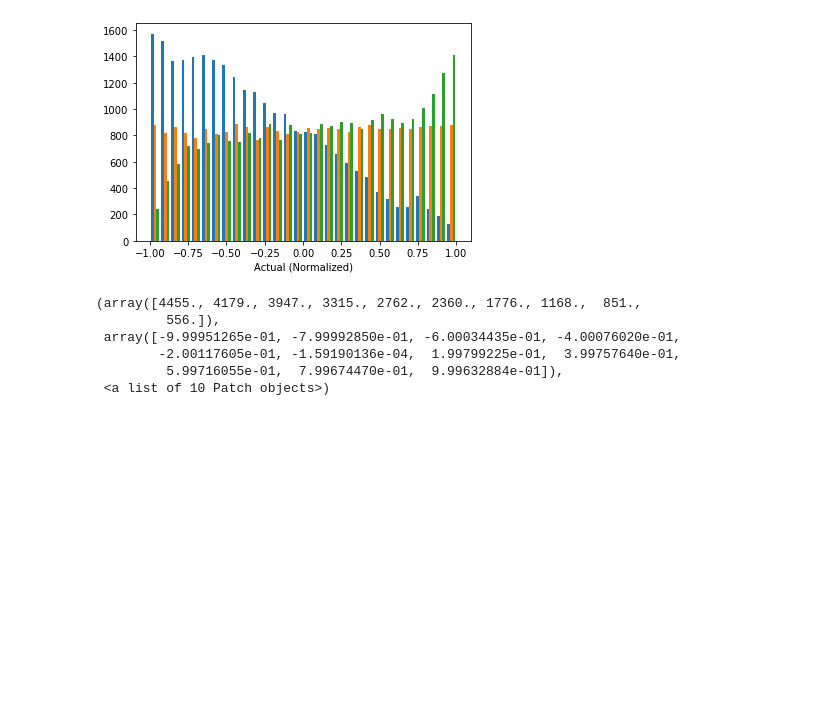
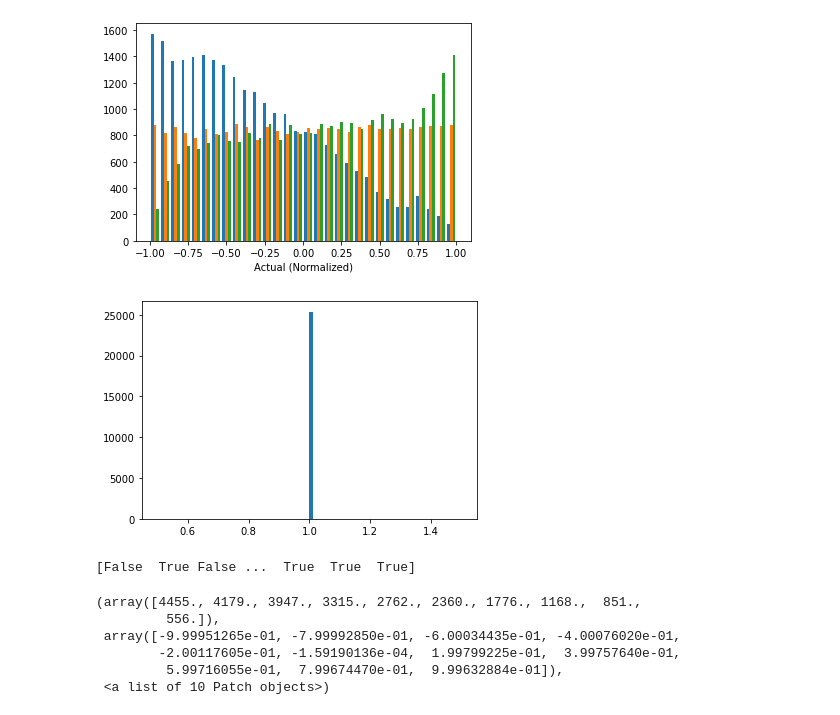
Before and after one commit to yesukhei-git/MLP_test_tidal_major, a Jupyter notebook: mlp_with_tidal-tf-Copy1.ipynb, the cells around one changed output. Cells and saved outputs as stored; diff of their text form; code cells hidden in the pictures; blank space fills up the shorter version.

```diff
--- a/mlp_with_tidal-tf-Copy1.ipynb
+++ b/mlp_with_tidal-tf-Copy1.ipynb
@@ -149,6 +155,20 @@ xlabel('Actual (Normalized)')
 # %% [output]
 Text(0.5, 0, 'Actual (Normalized)')
 [figure]
+# %%
+norms = np.linalg.norm(Y_test,axis=1).astype('float32')
+h=hist(norms,bins=100 )
+
+
+# dm_vecs = np.array([(tng['dm_av_x']),   (tng['dm_av_y']),   (tng['dm_av_z'])])
+# zero_dm_vecs = dm_vecs.T[np.linalg.norm(dm_vecs,axis=0)<1]
+# #hist(np.linalg.norm(zero_dm_vecs,axis=1).astype('float32'))
+# %% [output]
+[figure, added]
+# %%
+print(np.linalg.norm(Y,axis=-1) )
+# %% [output]
+[False  True False ...  True  True  True]
 # %%
 
 dm_av_x_pred = Y_pred[:,0]
```
Also changed, not shown: parts of 4 cells of this notebook.
